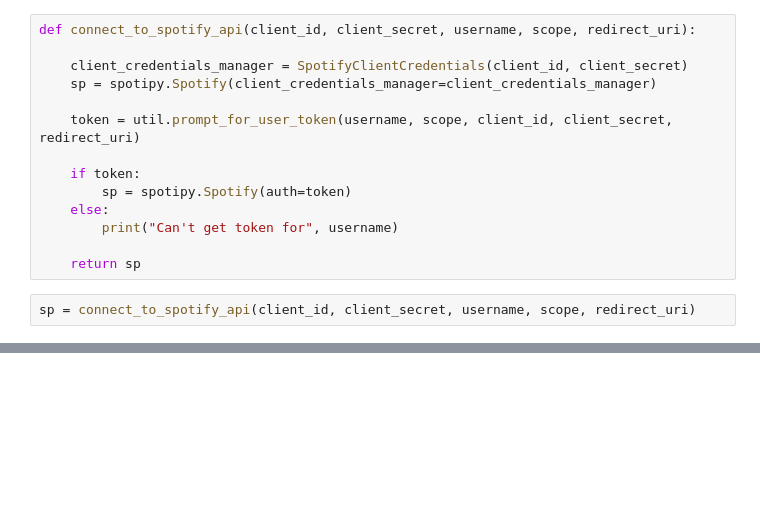
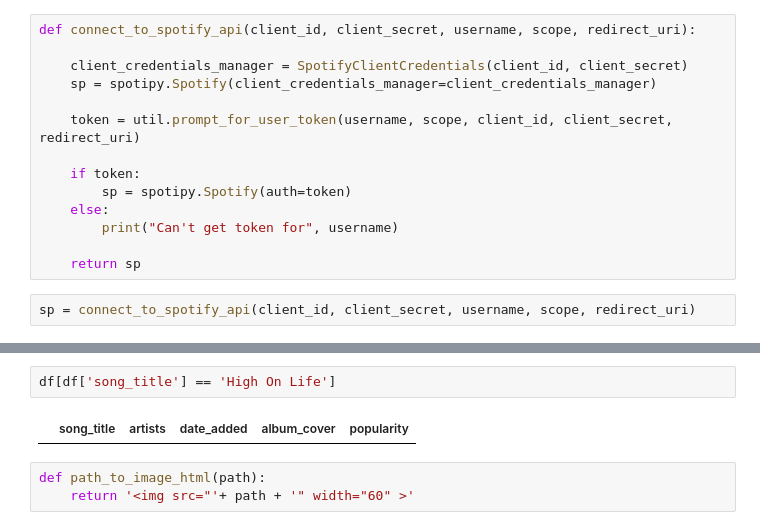
Before and after one commit to haoweini/spotify_stream, a Jupyter notebook: notebooks/Get Spotify Metadata.ipynb, the cells around one changed output, grey strips where cells are left out. Drawn from its saved outputs; the diff is of its cells as text; blank space fills up the shorter version.

```diff
--- a/notebooks/Get Spotify Metadata.ipynb
+++ b/notebooks/Get Spotify Metadata.ipynb
@@ -141,0 +127,7 @@ def get_saved_library(sp):
+# %%
+df[df['song_title'] == 'High On Life']
+# %% [output]
+|  | song_title | artists | date_added | album_cover | popularity |
+# %%
+def path_to_image_html(path):
+    return '<img src="'+ path + '" width="60" >'
```
Also changed, not shown: parts of 7 cells of this notebook, 4 other files.
